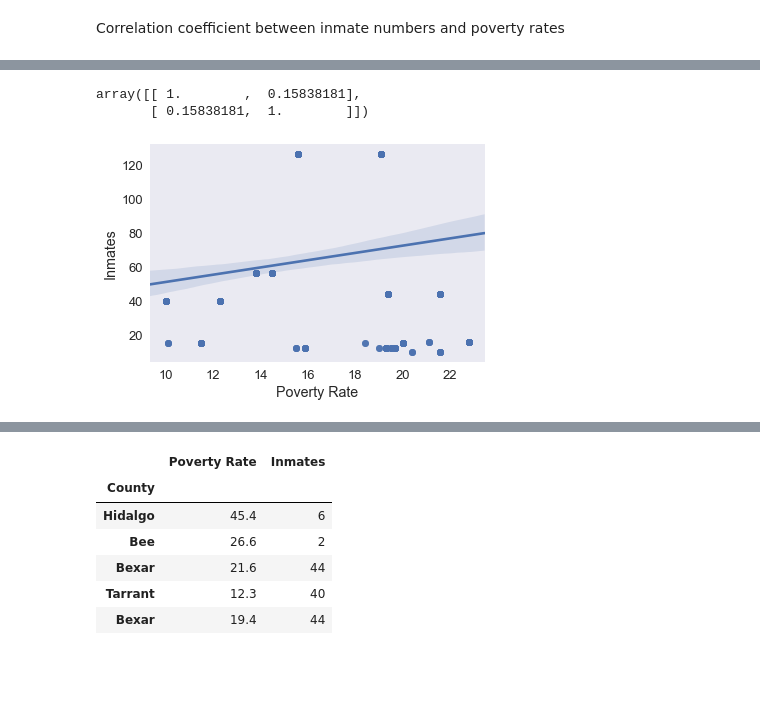
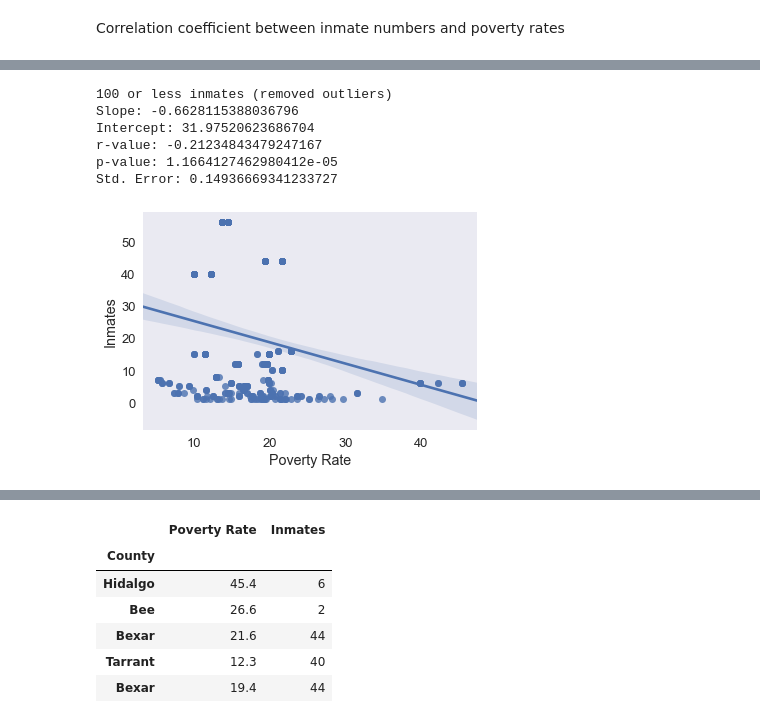
Before and after one commit to allanmc0913/Executions-and-Poverty-in-Texas, a Jupyter notebook: Executed Inmates Data Analysis.ipynb, the cells around one changed output, grey strips where cells are left out. Cells and saved outputs as stored; diff of their text form; code cells hidden in the pictures; blank space fills up the shorter version.

```diff
--- a/Executed Inmates Data Analysis.ipynb
+++ b/Executed Inmates Data Analysis.ipynb
@@ -264,10 +275,18 @@ Std. Error: 0.38622920452985693
 # %%
-# limiting data to counties with 10 or more inmates
-counties_10 = counties[counties.Inmates > 9]
-sns.regplot(x="Poverty Rate", y="Inmates", data=counties_10)
-np.corrcoef(x=counties_10["Poverty Rate"], y=counties_10["Inmates"])
+# limiting data to counties with 100 or less inmates
+counties_100 = counties[counties.Inmates < 101]
+sns.regplot(x="Poverty Rate", y="Inmates", data=counties_100)
+x = counties_100['Poverty Rate']
+y = counties_100['Inmates']
+slope, intercept, r_value, p_value, std_err = stats.linregress(x,y)
+print ("100 or less inmates (removed outliers)\nSlope: {}\nIntercept: {}\n\
+r-value: {}\np-value: {}\nStd. Error: {}".format(slope, intercept, r_value, p_value, std_err))
 # %% [output]
-array([[ 1.        ,  0.15838181],
-       [ 0.15838181,  1.        ]])
+100 or less inmates (removed outliers)
+Slope: -0.6628115388036796
+Intercept: 31.97520623686704
+r-value: -0.21234843479247167
+p-value: 1.1664127462980412e-05
+Std. Error: 0.14936669341233727
-[figure, old version]
+[figure, new version]
 # %%
```
Also changed, not shown: parts of 4 cells of this notebook.
